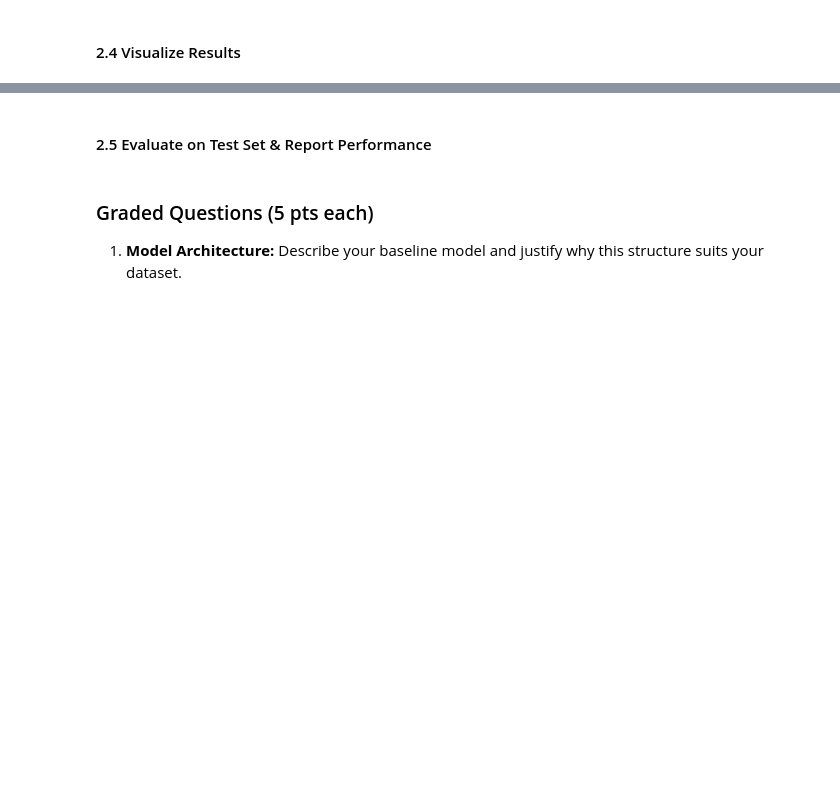
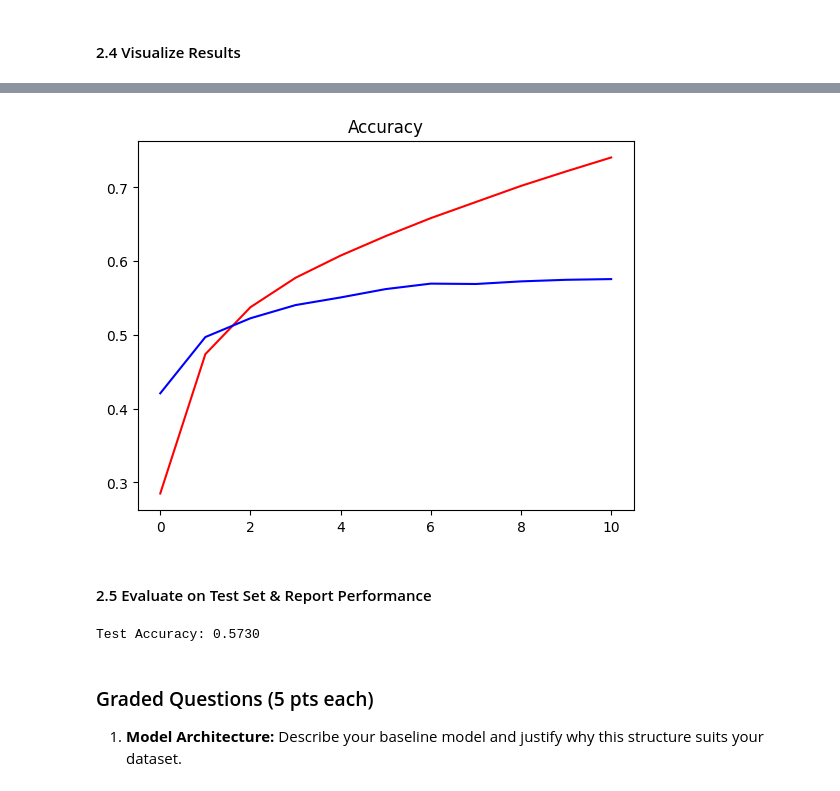
Before and after one commit to paumar2/mod7-final-project, a Jupyter notebook: Milestone_02.ipynb, the cells around one changed output, grey strips where cells are left out. Saved outputs shown, nothing was run; the diff lists cells and outputs as text; code cells hidden in the pictures; blank space fills up the shorter version.

```diff
--- a/Milestone_02.ipynb
+++ b/Milestone_02.ipynb
@@ -430,9 +589,11 @@ plt.show()
 # %%
-#plot loss
-plt.plot(history.history['loss'])
-plt.plot(history.history['val_loss'])
-plt.title('Loss')
-plt.legend(['Train', 'Validation'])
+#plot accuracy
+plt.plot(train_accs, label="Train Acc", color='red')
+plt.plot(val_accs, label="Val Acc", color='blue')
+plt.title('Accuracy')
+#plt.legend(['Train', 'Validation'])
 plt.show()
+# %% [output]
+[figure, added]
 # %% [markdown]
 #### 2.5 Evaluate on Test Set & Report Performance
@@ -442,3 +600,24 @@ print("Test accuracy:", test_acc)
+# %%
+model.load_state_dict(best_model_state)
+
+model.eval()
+correct, total = 0, 0
+
+with torch.no_grad():
+    for batch in test_loader:
+        input_ids = batch["input_ids"].to(device)
+        labels = batch["label"].to(device)
+
+        outputs = model(input_ids)
+        preds = torch.argmax(outputs, dim=1)
+
+        correct += (preds == labels).sum().item()
+        total += labels.size(0)
+
+test_acc = correct / total
+print(f"Test Accuracy: {test_acc:.4f}")
+# %% [output]
+Test Accuracy: 0.5730
 # %% [markdown]
 ### Graded Questions (5 pts each)
 
```
Also changed, not shown: parts of 27 cells of this notebook.
